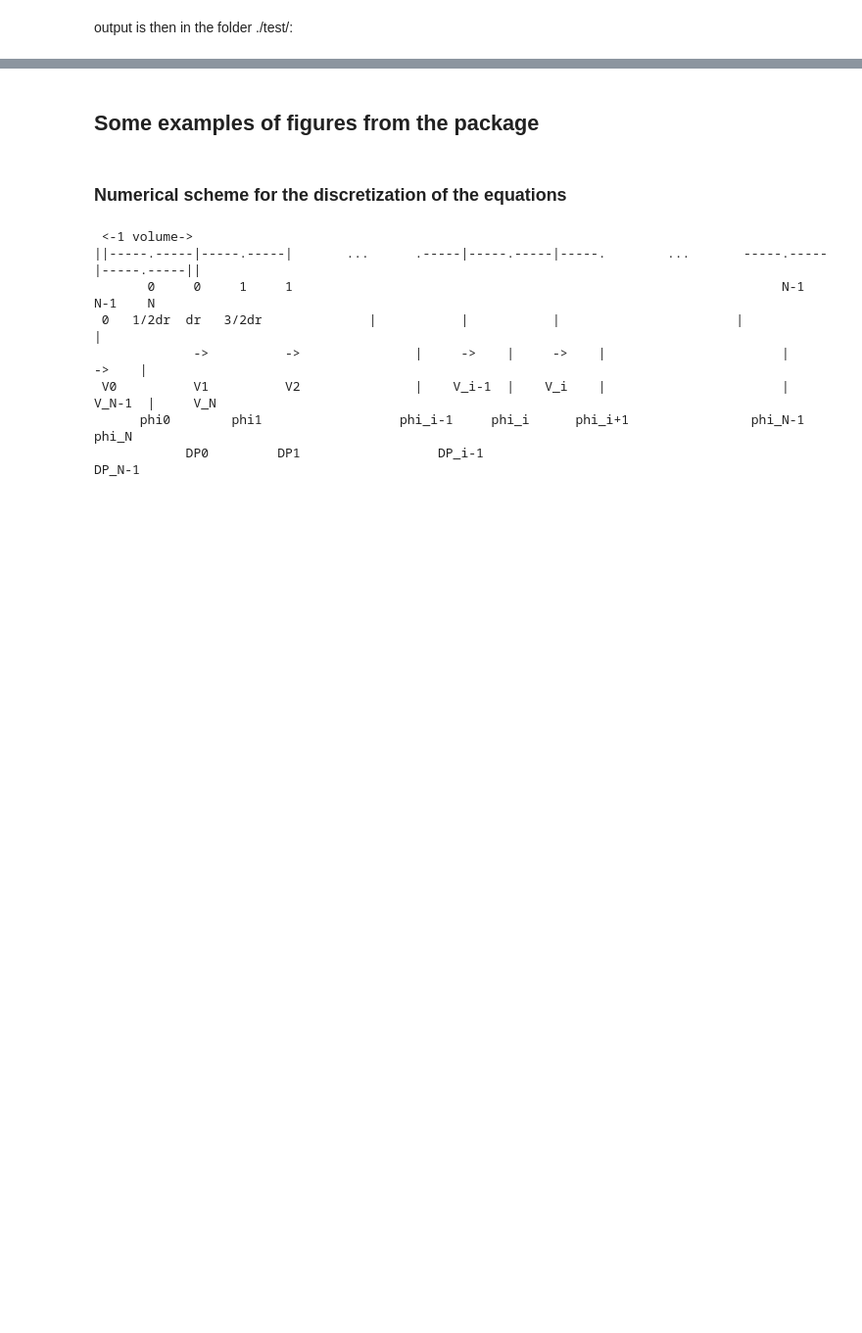
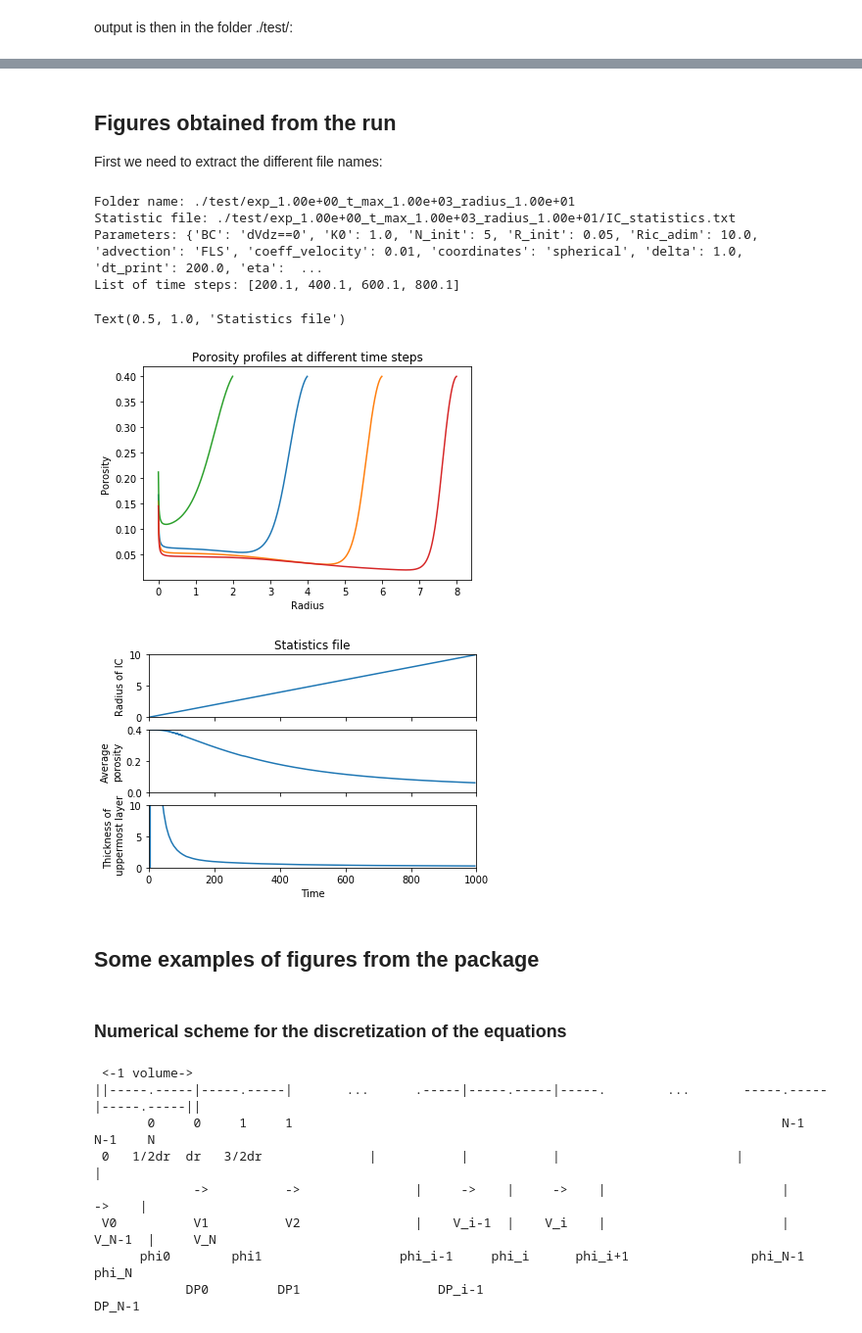
Before and after one commit to MarineLasbleis/mushdynamics, a Jupyter notebook: notebooks/Tutorial.ipynb, the cells around one changed output, grey strips where cells are left out. Shown at 98% size. Saved outputs shown, nothing was run; the diff lists cells and outputs as text; code cells hidden in the pictures; blank space fills up the shorter version.

```diff
--- a/notebooks/Tutorial.ipynb
+++ b/notebooks/Tutorial.ipynb
@@ -54,0 +67,4 @@ print(glob("./test/*/*"))
+# %% [markdown]
+## Figures obtained from the run
+
+First we need to extract the different file names:
@@ -55,3 +96,56 @@ print(glob("./test/*/*"))
+# %%
+folder = glob("./test/*")[0]  #by default here, we extract the first folder.
+# (be careful if you changed the parameters above and have several output folders)
+stat, param, timesteps = extract_files(folder)
+print("Folder name: {}".format(folder))
+print("Statistic file: {}".format(stat))
+print("Parameters: {}".format(param))
+print("List of time steps: {}".format(sorted(timesteps.values())))
+# %% [output]
+Folder name: ./test/exp_1.00e+00_t_max_1.00e+03_radius_1.00e+01
+Statistic file: ./test/exp_1.00e+00_t_max_1.00e+03_radius_1.00e+01/IC_statistics.txt
+Parameters: {'BC': 'dVdz==0', 'K0': 1.0, 'N_init': 5, 'R_init': 0.05, 'Ric_adim': 10.0, 'advection': 'FLS', 'coeff_velocity': 0.01, 'coordinates': 'spherical', 'delta': 1.0, 'dt_print': 200.0, 'eta':  ...
+List of time steps: [200.1, 400.1, 600.1, 800.1]
+# %%
+import pandas as pd
+import matplotlib.pyplot as plt
+
+fig, ax = plt.subplots()
+ax.set_xlabel("Radius")
+ax.set_ylabel("Porosity")
+ax.set_title("Porosity profiles at different time steps")
+
+for file in timesteps.items():
+    data = pd.read_csv(file[0], sep=" ")
+    porosity = data["porosity"]
+    radius = data["radius"]
+    time = file[1]
+    ax.plot(radius, porosity)
+
+fig, ax = plt.subplots(3, sharex=True)
+
+data = pd.read_csv(stat, sep=" ")
+#print(data.columns)
+
+ax[1].plot(data["time"], data["sum_phi"])
+ax[2].plot(data["time"], data["thickness_boundary"])
+ax[0].plot(data["time"], data['radius'])
+
+ax[0].set_ylim([0, param["Ric_adim"]])
+ax[1].set_ylim([0, 1.-param["psiN"]])
+ax[2].set_ylim([0, param["Ric_adim"]])
+ax[2].set_xlim([0, param["time_max"]])
+
+ax[2].set_xlabel("Time")
+ax[0].set_ylabel("Radius of IC")
+ax[1].set_ylabel("Average\nporosity")
+ax[2].set_ylabel("Thickness of \n uppermost layer")
+
+ax[0].set_title("Statistics file")
+# %% [output]
+Text(0.5, 1.0, 'Statistics file')
+[figure, added]
+[figure, added]
 # %% [markdown]
 ## Some examples of figures from the package
 # %% [markdown]
```
Also changed, not shown: parts of 7 cells of this notebook, 2 other files.
